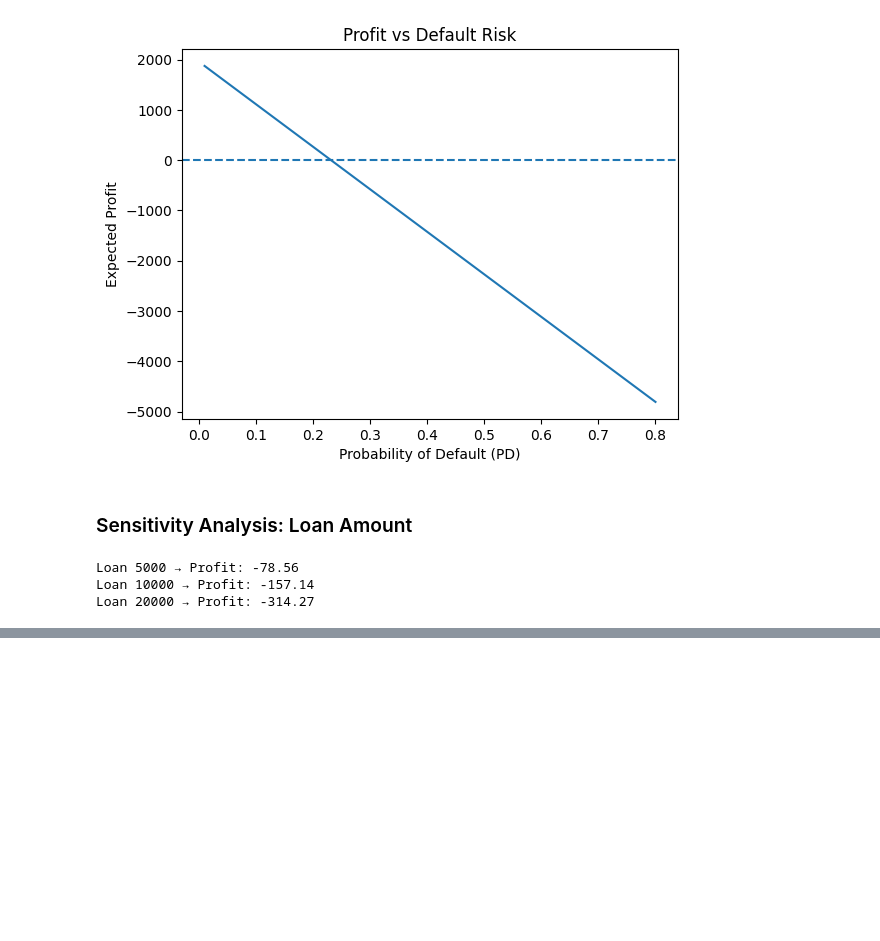
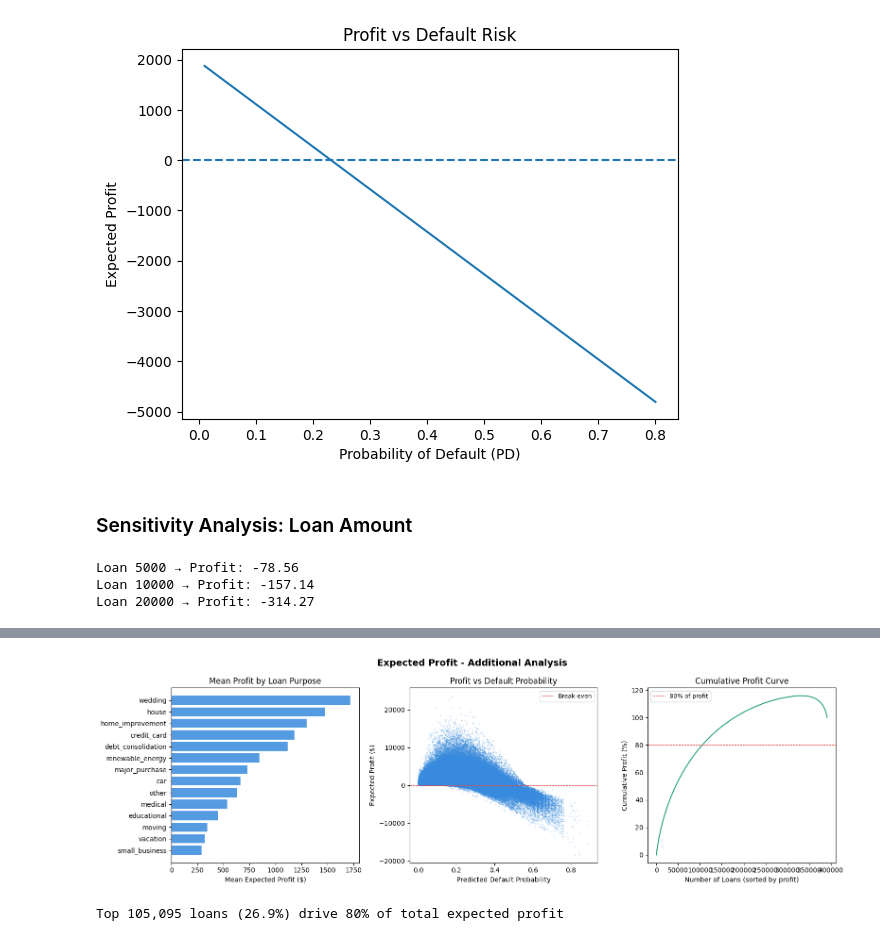
Before and after one commit to SU-IST707-SP26/group-project-data-dopes, a Jupyter notebook: work/Data_Prep_for_Policy_Simulation.ipynb, the cells around one changed output, grey strips where cells are left out. Saved outputs shown, nothing was run; the diff lists cells and outputs as text; code cells hidden in the pictures; blank space fills up the shorter version.

```diff
--- a/work/Data_Prep_for_Policy_Simulation.ipynb
+++ b/work/Data_Prep_for_Policy_Simulation.ipynb
@@ -482,0 +575,40 @@ Loan 20000 → Profit: -314.27
+# %%
+fig, axes = plt.subplots(1, 3, figsize=(16, 5))
+fig.suptitle("Expected Profit - Additional Analysis", fontsize=14, fontweight='bold')
+
+# 1. Profit by purpose
+purpose_profit = df_policy.groupby("purpose")["expected_profit"].mean().sort_values()
+axes[0].barh(purpose_profit.index, purpose_profit.values, color="#378ADD", alpha=0.85)
+axes[0].axvline(0, color="#E24B4A", linestyle="--", linewidth=0.8)
+axes[0].set_title("Mean Profit by Loan Purpose")
+axes[0].set_xlabel("Mean Expected Profit ($)")
+
+# 2. Profit vs PD — the core risk-return tradeoff
+axes[1].scatter(df_policy["predicted_prob"], df_policy["expected_profit"],
+                alpha=0.2, s=1, color="#378ADD")
+axes[1].axhline(0, color="#E24B4A", linestyle="--", linewidth=0.8, label="Break-even")
+axes[1].set_title("Profit vs Default Probability")
+axes[1].set_xlabel("Predicted Default Probability")
+axes[1].set_ylabel("Expected Profit ($)")
+axes[1].legend(fontsize=9)
+
+# 3. Cumulative profit — top loans driving total revenue
+sorted_profit = df_policy["expected_profit"].sort_values(ascending=False).cumsum()
+sorted_profit_pct = sorted_profit / sorted_profit.iloc[-1] * 100
+axes[2].plot(range(len(sorted_profit_pct)), sorted_profit_pct, color="#1D9E75", linewidth=1.5)
+axes[2].axhline(80, color="#E24B4A", linestyle="--", linewidth=0.8, label="80% of profit")
+axes[2].set_title("Cumulative Profit Curve")
+axes[2].set_xlabel("Number of Loans (sorted by profit)")
+axes[2].set_ylabel("Cumulative Profit (%)")
+axes[2].legend(fontsize=9)
+
+plt.tight_layout()
+plt.show()
+
+# How many loans drive 80% of total profit
+threshold = sorted_profit.iloc[-1] * 0.8
+n_loans_80 = (sorted_profit < threshold).sum()
+print(f"Top {n_loans_80:,} loans ({n_loans_80/len(df_policy)*100:.1f}%) drive 80% of total expected profit")
+# %% [output]
+[figure, added]
+Top 105,095 loans (26.9%) drive 80% of total expected profit
```
Also changed, not shown: parts of 5 cells of this notebook.
